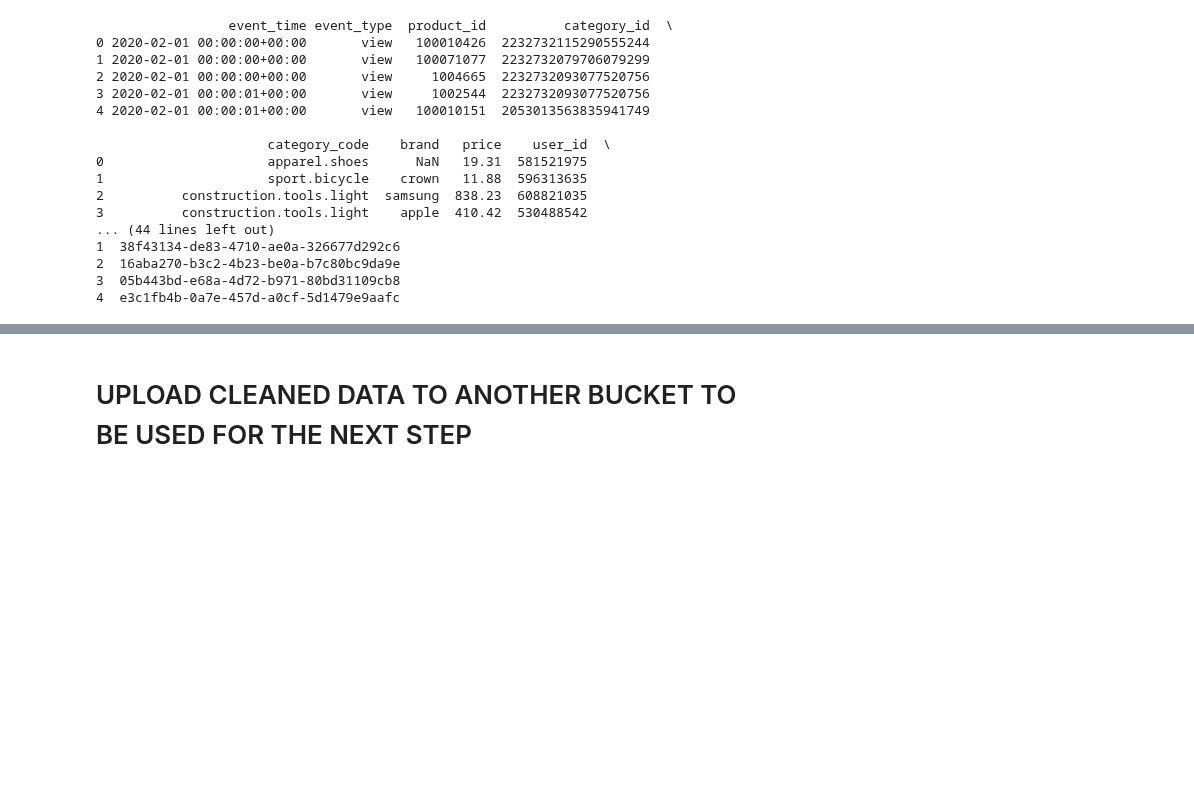
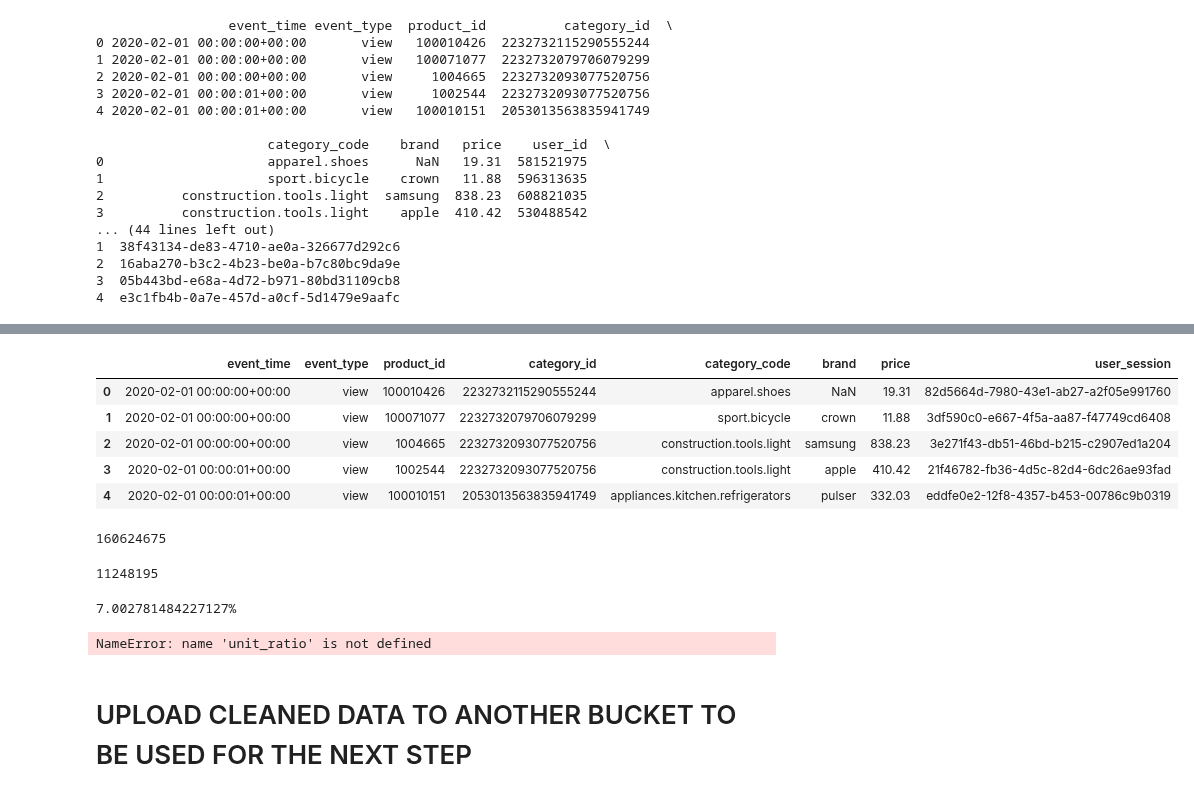
Before and after one commit to Vae2002/BigDataGroup5, a Jupyter notebook: ecommerce.ipynb, the cells around one changed output, grey strips where cells are left out. Drawn from its saved outputs; the diff is of its cells as text; code cells hidden in the pictures; blank space fills up the shorter version.

```diff
--- a/ecommerce.ipynb
+++ b/ecommerce.ipynb
@@ -517,15 +539,0 @@ len(df_feb["product_id"].unique())
-# %%
-df_feb = pd.DataFrame(data_feb)
-
-# Calculate time intervals
-df_feb['time_diff'] = df_feb['event_time'].diff().fillna(pd.Timedelta(seconds=0))
-
-# Set threshold for outlier detection (e.g., 2 standard deviations from mean)
-threshold = df_feb['time_diff'].mean() + 2 * df_feb['time_diff'].std()
-
-# Find potential outliers (timestamps with intervals beyond threshold)
-outliers = df_feb[df_feb['time_diff'] > threshold]
-
-# Display potential outliers
-print("Potential Outliers:")
-print(outliers.columns.values)
@@ -536,15 +539,0 @@ Potential Outliers:
-# %%
-df_mar = pd.DataFrame(data_mar)
-
-# Calculate time intervals
-df_mar['time_diff'] = df_mar['event_time'].diff().fillna(pd.Timedelta(seconds=0))
-
-# Set threshold for outlier detection (e.g., 2 standard deviations from mean)
-threshold = df_mar['time_diff'].mean() + 2 * df_mar['time_diff'].std()
-
-# Find potential outliers (timestamps with intervals beyond threshold)
-outliers = df_mar[df_mar['time_diff'] > threshold]
-
-# Display potential outliers
-print("Potential Outliers:")
-print(outliers.columns.values)
@@ -584,0 +540,6 @@ Index: []
+# %%
+# Concatenate the DataFrames vertically
+combined_df = pd.concat([df_feb, df_mar, df_apr], ignore_index=True)
+
+# Display the combined DataFrame
+print(combined_df)
@@ -585,3 +564,29 @@ Index: []
+# %%
+combined_df.head()
+# %% [output]
+|  | event_time | event_type | product_id | category_id | category_code | brand | price | user_session |
+| 0 | 2020-02-01 00:00:00+00:00 | view | 100010426 | 2232732115290555244 | apparel.shoes | NaN | 19.31 | 82d5664d-7980-43e1-ab27-a2f05e991760 |
+| 1 | 2020-02-01 00:00:00+00:00 | view | 100071077 | 2232732079706079299 | sport.bicycle | crown | 11.88 | 3df590c0-e667-4f5a-aa87-f47749cd6408 |
+| 2 | 2020-02-01 00:00:00+00:00 | view | 1004665 | 2232732093077520756 | construction.tools.light | samsung | 838.23 | 3e271f43-db51-46bd-b215-c2907ed1a204 |
+| 3 | 2020-02-01 00:00:01+00:00 | view | 1002544 | 2232732093077520756 | construction.tools.light | apple | 410.42 | 21f46782-fb36-4d5c-82d4-6dc26ae93fad |
+| 4 | 2020-02-01 00:00:01+00:00 | view | 100010151 | 2053013563835941749 | appliances.kitchen.refrigerators | pulser | 332.03 | eddfe0e2-12f8-4357-b453-00786c9b0319 |
+# %%
+len(combined_df)
+# %% [output]
+160624675
+# %%
+
+combined_df_noview = combined_df[combined_df['event_type'] != 'view']
+len(combined_df_noview)
+# %% [output]
+11248195
+# %%
+print(f"{(len(combined_df_noview)/len(combined_df))*100}%")
+
+print(f"1 unit is approximately equal to {unit_ratio} products")
+# %% [output]
+7.002781484227127%
+NameError: name 'unit_ratio' is not defined
 # %% [markdown]
 # UPLOAD CLEANED DATA TO ANOTHER BUCKET TO BE USED FOR THE NEXT STEP
 # %%
```
Also changed, not shown: parts of 16 cells of this notebook.
